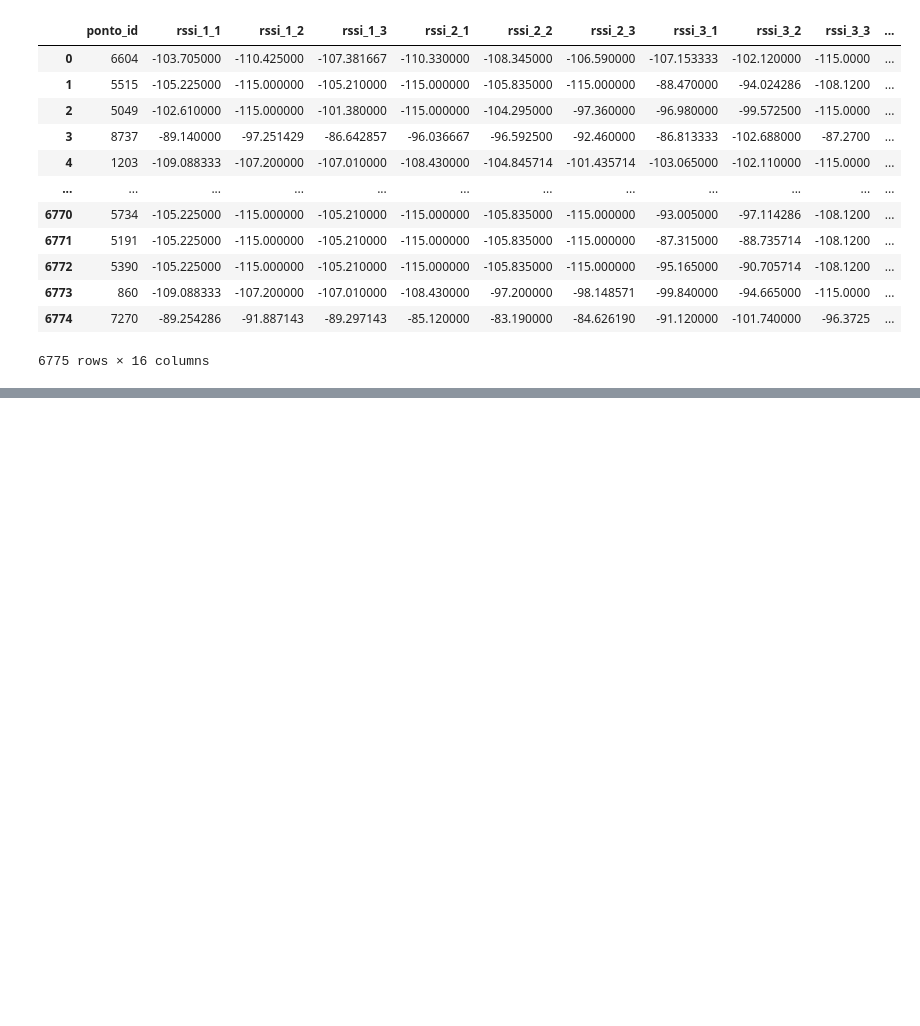
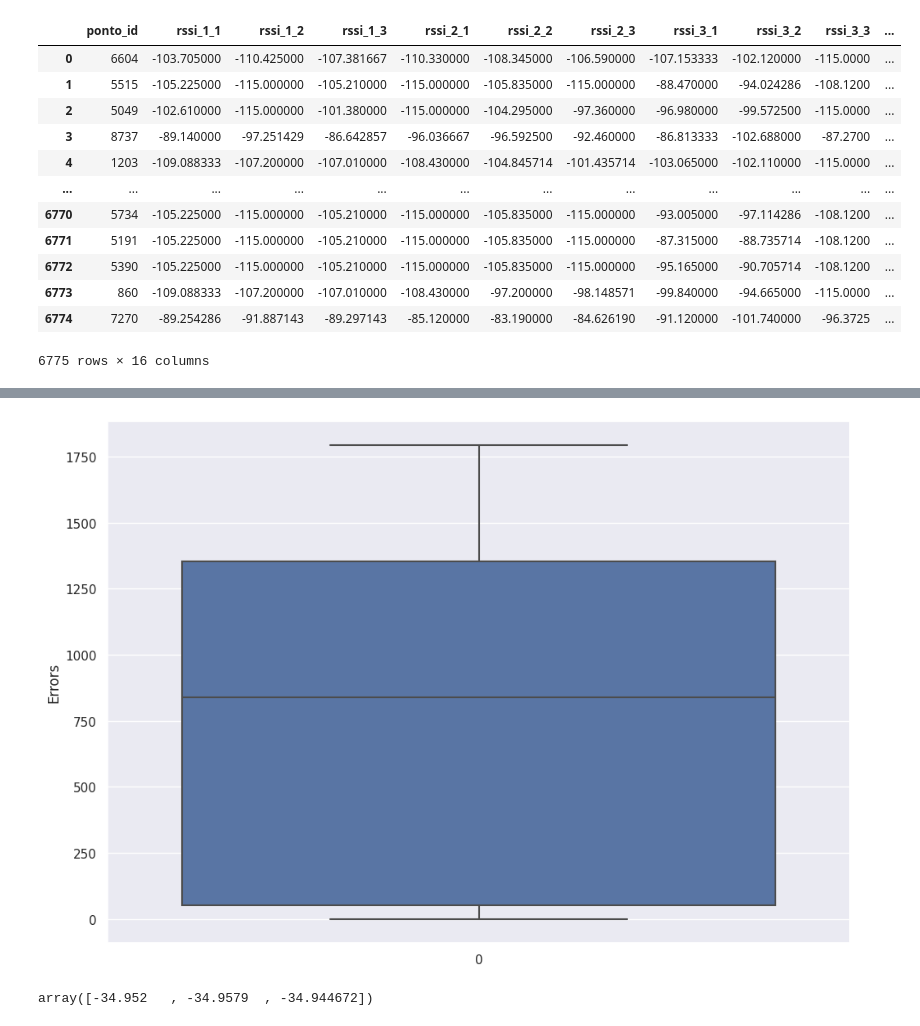
Before and after one commit to fnalmeidap/mobile-comms, a Jupyter notebook: base.ipynb, the cells around one changed output, grey strips where cells are left out. Saved outputs shown, nothing was run; the diff lists cells and outputs as text; code cells hidden in the pictures; blank space fills up the shorter version.

```diff
--- a/base.ipynb
+++ b/base.ipynb
@@ -57,0 +117,13 @@ output.to_csv("Resultado_Equipe1_MetodoProximidade", index=False)
+# %%
+def plot_boxplot_errors(lat_pred, lon_pred, lat_real, lon_real):
+    dist = haversine_distance(lat_pred, lon_pred, lat_real, lon_real)
+
+    with sns.plotting_context():
+        sns.set(rc={'figure.figsize':(11.7,8.27)})
+        ax=sns.boxplot(dist)
+        ax.set(ylabel='Errors')
+        plt.show()
+# %%
+plot_boxplot_errors(output["lat"], output["lon"], train_data["lat_x"], train_data["lon_y"])
+# %% [output]
+[figure, added]
@@ -57,0 +149,6 @@ output.to_csv("Resultado_Equipe1_MetodoProximidade", index=False)
+# %%
+subset_output = output.loc[1:600]
+subset_output["lat"].unique()
+subset_output["lon"].unique()
+# %% [output]
+array([-34.952   , -34.9579  , -34.944672])
```
Also changed, not shown: parts of 9 cells of this notebook, 1 other file.
